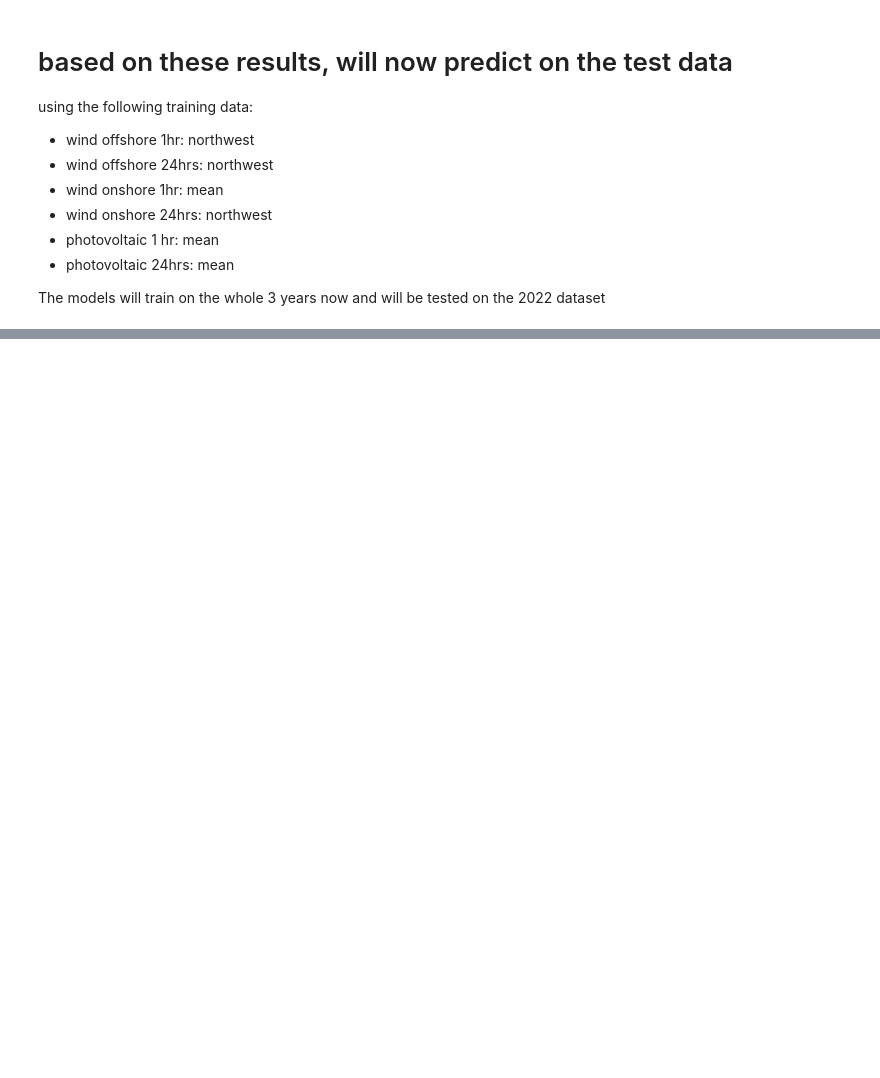
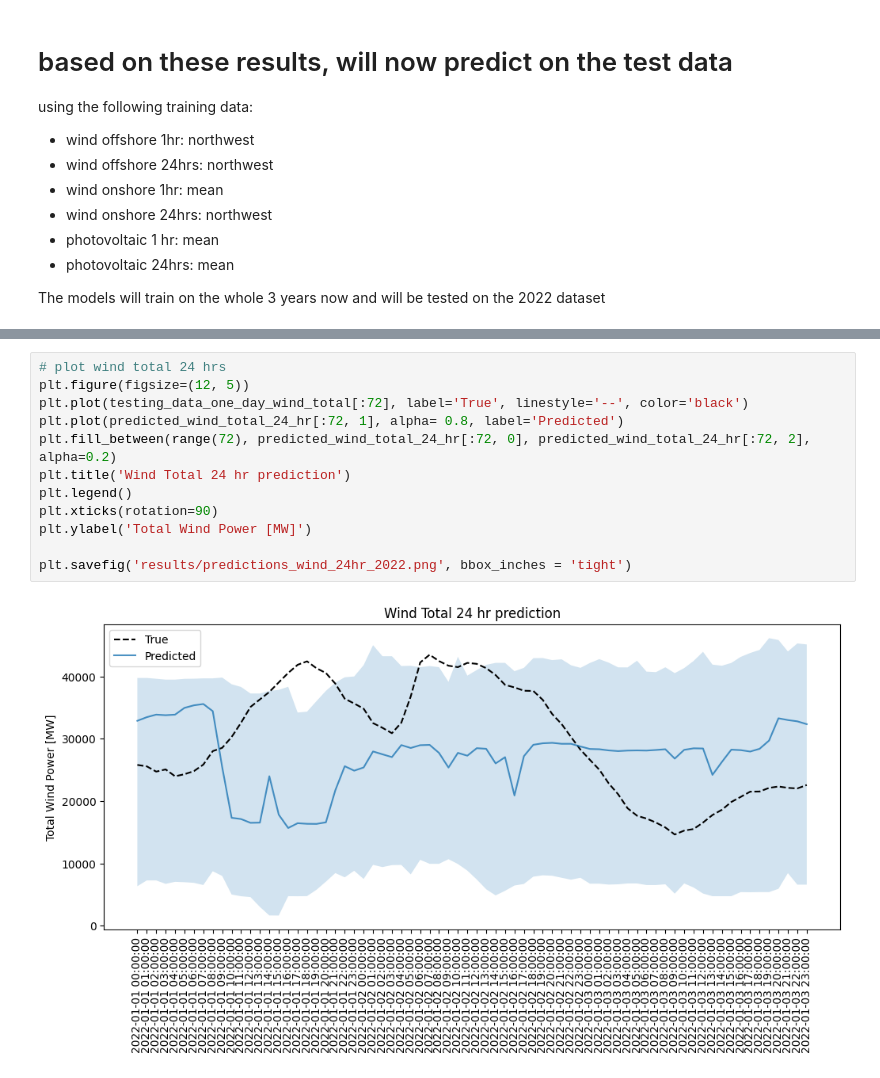
Before and after one commit to lolotta/ML-Renewable-Energy, a Jupyter notebook: train.ipynb, the cells around one changed output, grey strips where cells are left out. Cells and saved outputs as stored; diff of their text form; blank space fills up the shorter version.

```diff
--- a/train.ipynb
+++ b/train.ipynb
@@ -753,0 +818,14 @@ Wind 24 hr prediction
+# %%
+# plot wind total 24 hrs
+plt.figure(figsize=(12, 5))
+plt.plot(testing_data_one_day_wind_total[:72], label='True', linestyle='--', color='black')
+plt.plot(predicted_wind_total_24_hr[:72, 1], alpha= 0.8, label='Predicted')
+plt.fill_between(range(72), predicted_wind_total_24_hr[:72, 0], predicted_wind_total_24_hr[:72, 2], alpha=0.2)
+plt.title('Wind Total 24 hr prediction')
+plt.legend()
+plt.xticks(rotation=90)
+plt.ylabel('Total Wind Power [MW]')
+
+plt.savefig('results/predictions_wind_24hr_2022.png', bbox_inches = 'tight')
+# %% [output]
+[figure, added]
```
Also changed, not shown: parts of 21 cells of this notebook, 1 other file.
